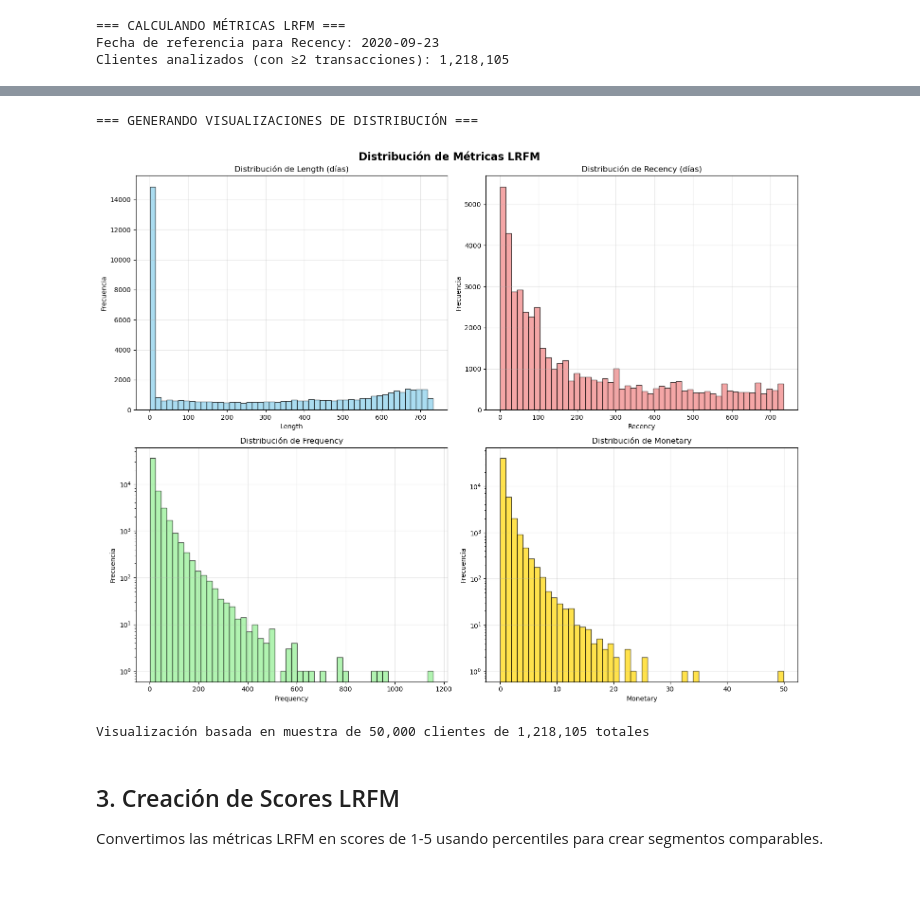
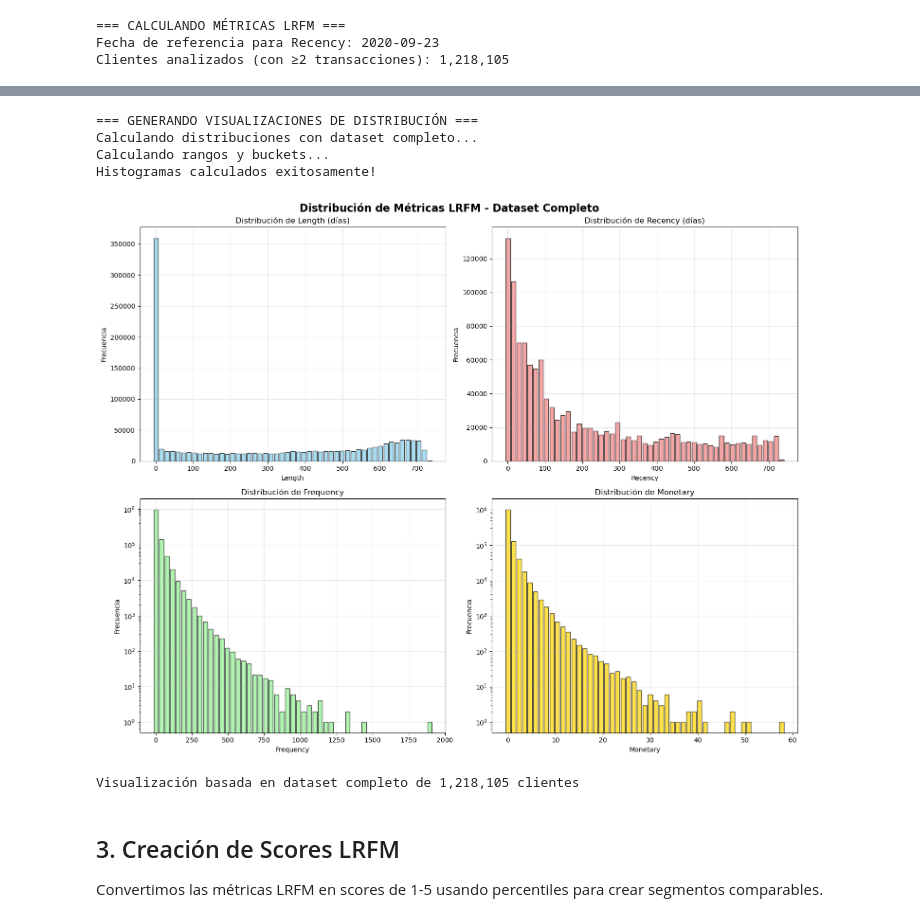
Before and after one commit to LuisBDev/data-analytics-labs, a Jupyter notebook: lab03/LRFM/LRFM_HYM.ipynb, the cells around one changed output, grey strips where cells are left out. Cells and saved outputs as stored; diff of their text form; code cells hidden in the pictures; blank space fills up the shorter version.

Commit message:
feat: actualización del notebook LRFM_HYM para análisis completo de datos

```diff
--- a/lab03/LRFM/LRFM_HYM.ipynb
+++ b/lab03/LRFM/LRFM_HYM.ipynb
@@ -301,14 +300,50 @@ percentiles.show()
 | Monetary|0.1188| 0.2996|0.7913|2.7473|
 +---------+------+-------+------+------+
 # %%
-# Visualización de distribuciones LRFM
+# Visualización de distribuciones LRFM usando datos completos
 print("=== GENERANDO VISUALIZACIONES DE DISTRIBUCIÓN ===")
 
-# Convertir a pandas para visualización (muestra para eficiencia)
-sample_size = min(50000, total_customers)
-lrfm_sample = lrfm_metrics.sample(sample_size / total_customers, seed=42).select(
-    "Length", "Recency", "Frequency", "Monetary"
-).toPandas()
+# Calcular histogramas usando agregaciones de Spark para el dataset completo
+print("Calculando distribuciones con dataset completo...")
+
+num_buckets = 50
+
+# Calcular rangos para cada métrica
+print("Calculando rangos y buckets...")
+ranges = spark.sql("""
+    SELECT
+        MIN(Length) as length_min, MAX(Length) as length_max,
+        MIN(Recency) as recency_min, MAX(Recency) as recency_max,
+        MIN(Frequency) as frequency_min, MAX(Frequency) as frequency_max,
+        MIN(Monetary) as monetary_min, MAX(Monetary) as monetary_max
+    FROM lrfm_base
+""").collect()[0]
+
+# Función para crear histograma usando SQL
+def create_histogram_sql(metric_name, min_val, max_val, buckets=50):
+    bucket_width = (max_val - min_val) / buckets
+
+    hist_query = f"""
+    SELECT
+        FLOOR(({metric_name} - {min_val}) / {bucket_width}) as bucket,
+        COUNT(*) as frequency,
+        {min_val} + FLOOR(({metric_name} - {min_val}) / {bucket_width}) * {bucket_width} as bucket_start
+    FROM lrfm_base
+    WHERE {metric_name} IS NOT NULL
+    GROUP BY FLOOR(({metric_name} - {min_val}) / {bucket_width})
+    ORDER BY bucket
+    """
+
+    result = spark.sql(hist_query).toPandas()
+    return result
+
+# Crear histogramas para cada métrica
+length_hist_df = create_histogram_sql("Length", ranges.length_min, ranges.length_max)
+recency_hist_df = create_histogram_sql("Recency", ranges.recency_min, ranges.recency_max)
+frequency_hist_df = create_histogram_sql("Frequency", ranges.frequency_min, ranges.frequency_max)
+monetary_hist_df = create_histogram_sql("Monetary", ranges.monetary_min, ranges.monetary_max)
+
+print("Histogramas calculados exitosamente!")
 
 # Configurar el estilo
 plt.style.use('default')
@@ -316,46 +351,57 @@ sns.set_palette("viridis")
 
 # Crear subplots para las distribuciones
 fig, axes = plt.subplots(2, 2, figsize=(15, 12))
-fig.suptitle('Distribución de Métricas LRFM', fontsize=16, fontweight='bold')
+fig.suptitle('Distribución de Métricas LRFM - Dataset Completo', fontsize=16, fontweight='bold')
 
 # Length distribution
-axes[0,0].hist(lrfm_sample['Length'], bins=50, alpha=0.7, color='skyblue', edgecolor='black')
+axes[0,0].bar(length_hist_df['bucket_start'], length_hist_df['frequency'],
+              width=(ranges.length_max - ranges.length_min) / num_buckets * 0.8,
+              alpha=0.7, color='skyblue', edgecolor='black')
 axes[0,0].set_title('Distribución de Length (días)')
 axes[0,0].set_xlabel('Length')
 axes[0,0].set_ylabel('Frecuencia')
 axes[0,0].grid(True, alpha=0.3)
 
 # Recency distribution
-axes[0,1].hist(lrfm_sample['Recency'], bins=50, alpha=0.7, color='lightcoral', edgecolor='black')
+axes[0,1].bar(recency_hist_df['bucket_start'], recency_hist_df['frequency'],
+              width=(ranges.recency_max - ranges.recency_min) / num_buckets * 0.8,
+              alpha=0.7, color='lightcoral', edgecolor='black')
 axes[0,1].set_title('Distribución de Recency (días)')
 axes[0,1].set_xlabel('Recency')
 axes[0,1].set_ylabel('Frecuencia')
 axes[0,1].grid(True, alpha=0.3)
 
 # Frequency distribution (log scale para mejor visualización)
-axes[1,0].hist(lrfm_sample['Frequency'], bins=50, alpha=0.7, color='lightgreen', edgecolor='black')
+axes[1,0].bar(frequency_hist_df['bucket_start'], frequency_hist_df['frequency'],
+              width=(ranges.frequency_max - ranges.frequency_min) / num_buckets * 0.8,
+              alpha=0.7, color='lightgreen', edgecolor='black')
 axes[1,0].set_title('Distribución de Frequency')
 axes[1,0].set_xlabel('Frequency')
 axes[1,0].set_ylabel('Frecuencia')
 axes[1,0].set_yscale('log')
 axes[1,0].grid(True, alpha=0.3)
 
 # Monetary distribution (log scale para mejor visualización)
-axes[1,1].hist(lrfm_sample['Monetary'], bins=50, alpha=0.7, color='gold', edgecolor='black')
+axes[1,1].bar(monetary_hist_df['bucket_start'], monetary_hist_df['frequency'],
+              width=(ranges.monetary_max - ranges.monetary_min) / num_buckets * 0.8,
+              alpha=0.7, color='gold', edgecolor='black')
 axes[1,1].set_title('Distribución de Monetary')
 axes[1,1].set_xlabel('Monetary')
 axes[1,1].set_ylabel('Frecuencia')
 axes[1,1].set_yscale('log')
 axes[1,1].grid(True, alpha=0.3)
 
 plt.tight_layout()
 plt.show()
 
-print(f"Visualización basada en muestra de {sample_size:,} clientes de {total_customers:,} totales")
+print(f"Visualización basada en dataset completo de {total_customers:,} clientes")
 # %% [output]
 === GENERANDO VISUALIZACIONES DE DISTRIBUCIÓN ===
+Calculando distribuciones con dataset completo...
+Calculando rangos y buckets...
+Histogramas calculados exitosamente!
-[figure, old version]
+[figure, new version]
-Visualización basada en muestra de 50,000 clientes de 1,218,105 totales
+Visualización basada en dataset completo de 1,218,105 clientes
 # %% [markdown]
 ## 3. Creación de Scores LRFM
 
```
Also changed, not shown: parts of 4 cells of this notebook, 1 other file.
